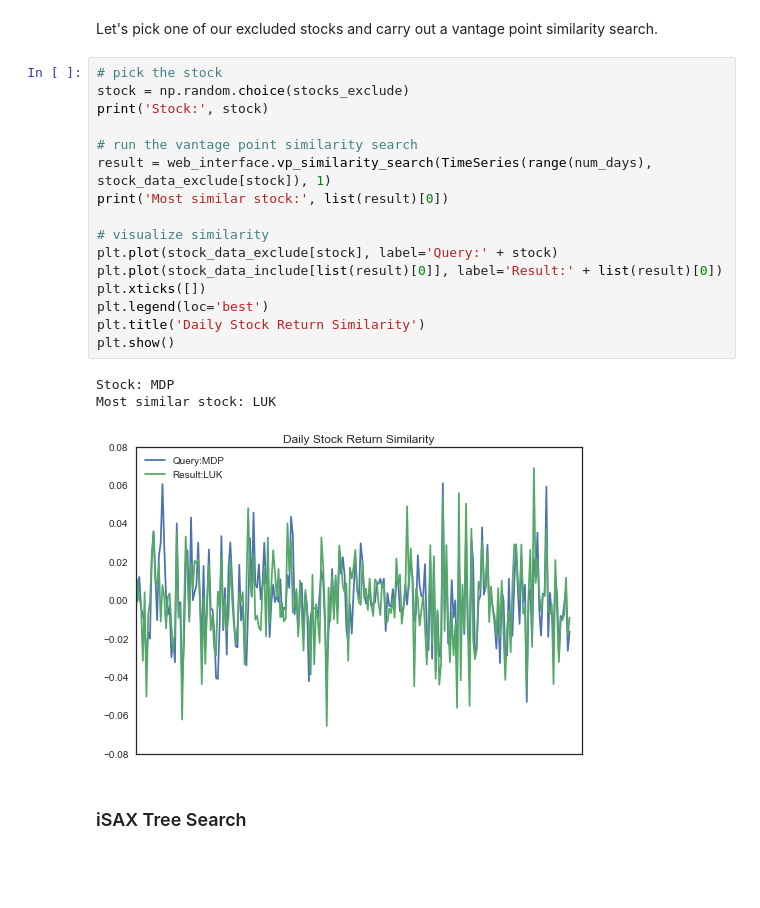
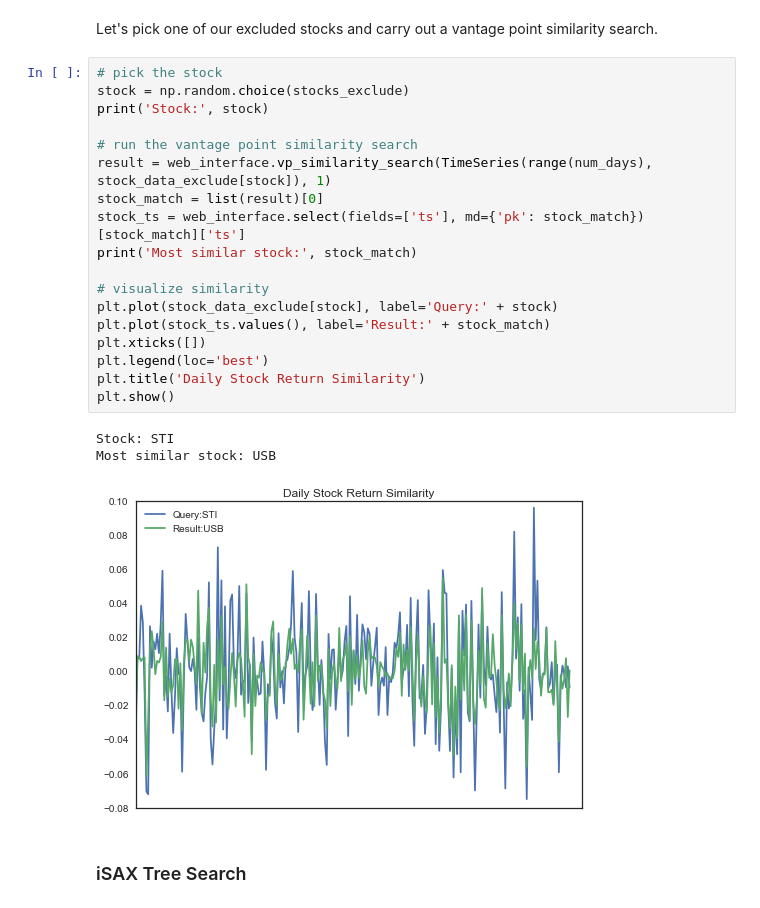
Before and after one commit to Mynti207/TimeDB, a Jupyter notebook: docs/stock_example_returns.ipynb, the cells around one changed output. Saved outputs shown, nothing was run; the diff lists cells and outputs as text; blank space fills up the shorter version.

```diff
--- a/docs/stock_example_returns.ipynb
+++ b/docs/stock_example_returns.ipynb
@@ -123,23 +128,25 @@ Let's pick one of our excluded stocks and carry out a vantage point similarity s
 # %%
 # pick the stock
 stock = np.random.choice(stocks_exclude)
 print('Stock:', stock)
 
 # run the vantage point similarity search
 result = web_interface.vp_similarity_search(TimeSeries(range(num_days), stock_data_exclude[stock]), 1)
-print('Most similar stock:', list(result)[0])
+stock_match = list(result)[0]
+stock_ts = web_interface.select(fields=['ts'], md={'pk': stock_match})[stock_match]['ts']
+print('Most similar stock:', stock_match)
 
 # visualize similarity
 plt.plot(stock_data_exclude[stock], label='Query:' + stock)
-plt.plot(stock_data_include[list(result)[0]], label='Result:' + list(result)[0])
+plt.plot(stock_ts.values(), label='Result:' + stock_match)
 plt.xticks([])
 plt.legend(loc='best')
 plt.title('Daily Stock Return Similarity')
 plt.show()
 # %% [output]
-Stock: MDP
-Most similar stock: LUK
+Stock: STI
+Most similar stock: USB
-[figure, old version]
+[figure, new version]
 # %% [markdown]
 ### iSAX Tree Search
 # %% [markdown]
```
Also changed, not shown: parts of 8 cells of this notebook, 17 other files.
